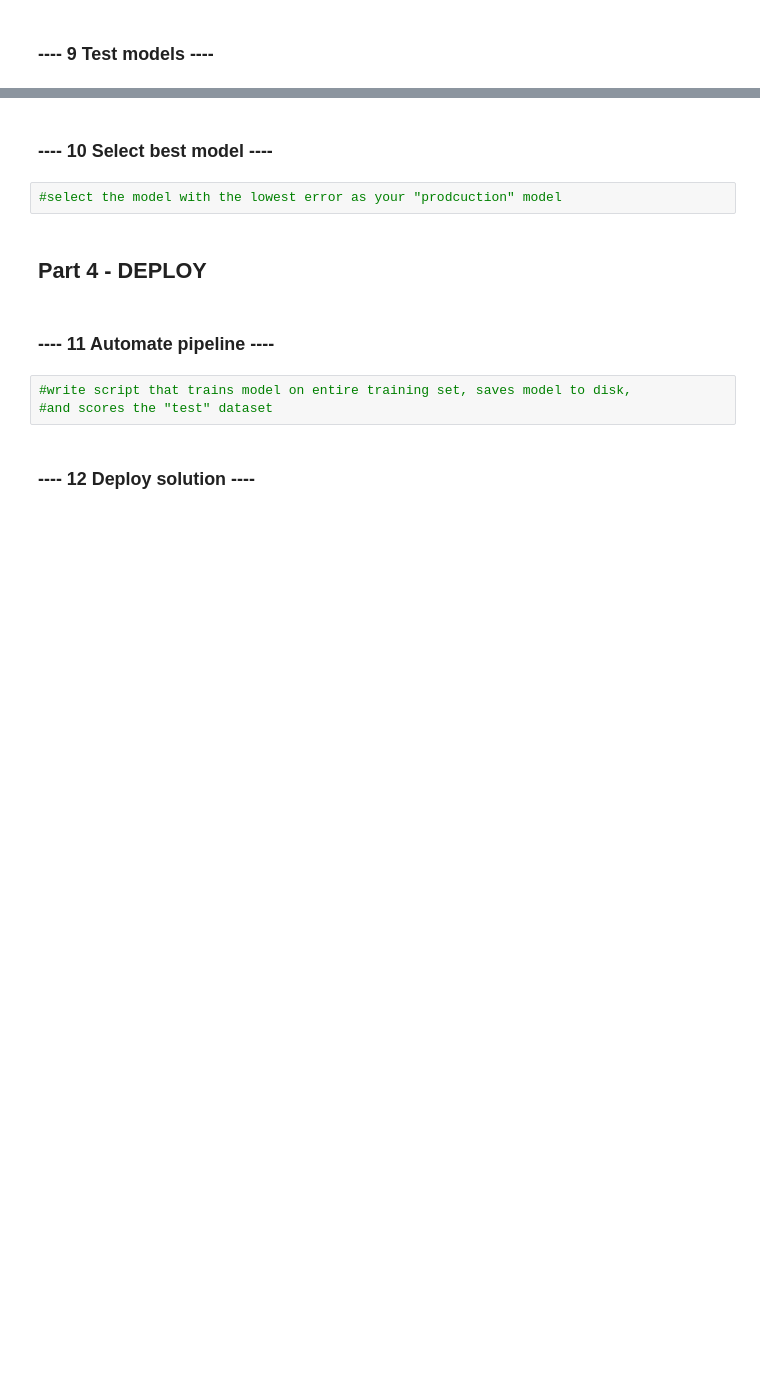
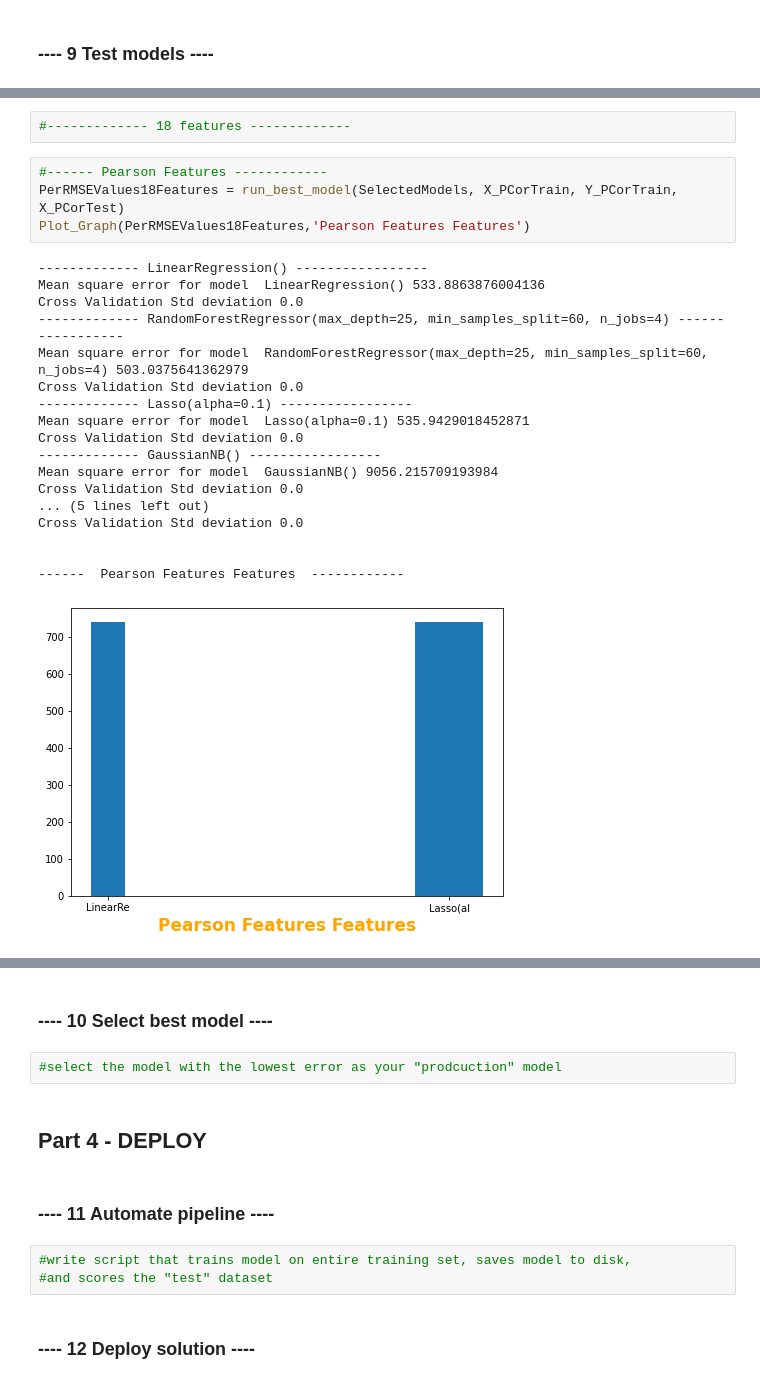
Before and after one commit to GDhasade/SalaryPredictionProject, a Jupyter notebook: First_Portfolio_Project_Version2.ipynb, the cells around one changed output, grey strips where cells are left out. Cells and saved outputs as stored; diff of their text form; blank space fills up the shorter version.

```diff
--- a/First_Portfolio_Project_Version2.ipynb
+++ b/First_Portfolio_Project_Version2.ipynb
@@ -881,0 +1107,25 @@ for clf in SelectedModels:
+# %%
+#------------- 18 features -------------
+# %%
+#------ Pearson Features ------------
+PerRMSEValues18Features = run_best_model(SelectedModels, X_PCorTrain, Y_PCorTrain, X_PCorTest)
+Plot_Graph(PerRMSEValues18Features,'Pearson Features Features')
+# %% [output]
+------------- LinearRegression() -----------------
+Mean square error for model  LinearRegression() 533.8863876004136
+Cross Validation Std deviation 0.0
+------------- RandomForestRegressor(max_depth=25, min_samples_split=60, n_jobs=4) -----------------
+Mean square error for model  RandomForestRegressor(max_depth=25, min_samples_split=60, n_jobs=4) 503.0375641362979
+Cross Validation Std deviation 0.0
+------------- Lasso(alpha=0.1) -----------------
+Mean square error for model  Lasso(alpha=0.1) 535.9429018452871
+Cross Validation Std deviation 0.0
+------------- GaussianNB() -----------------
+Mean square error for model  GaussianNB() 9056.215709193984
+Cross Validation Std deviation 0.0
+... (5 lines left out)
+Cross Validation Std deviation 0.0
+
+
+------  Pearson Features Features  ------------
+[figure, added]
```
Also changed, not shown: parts of 31 cells of this notebook.
